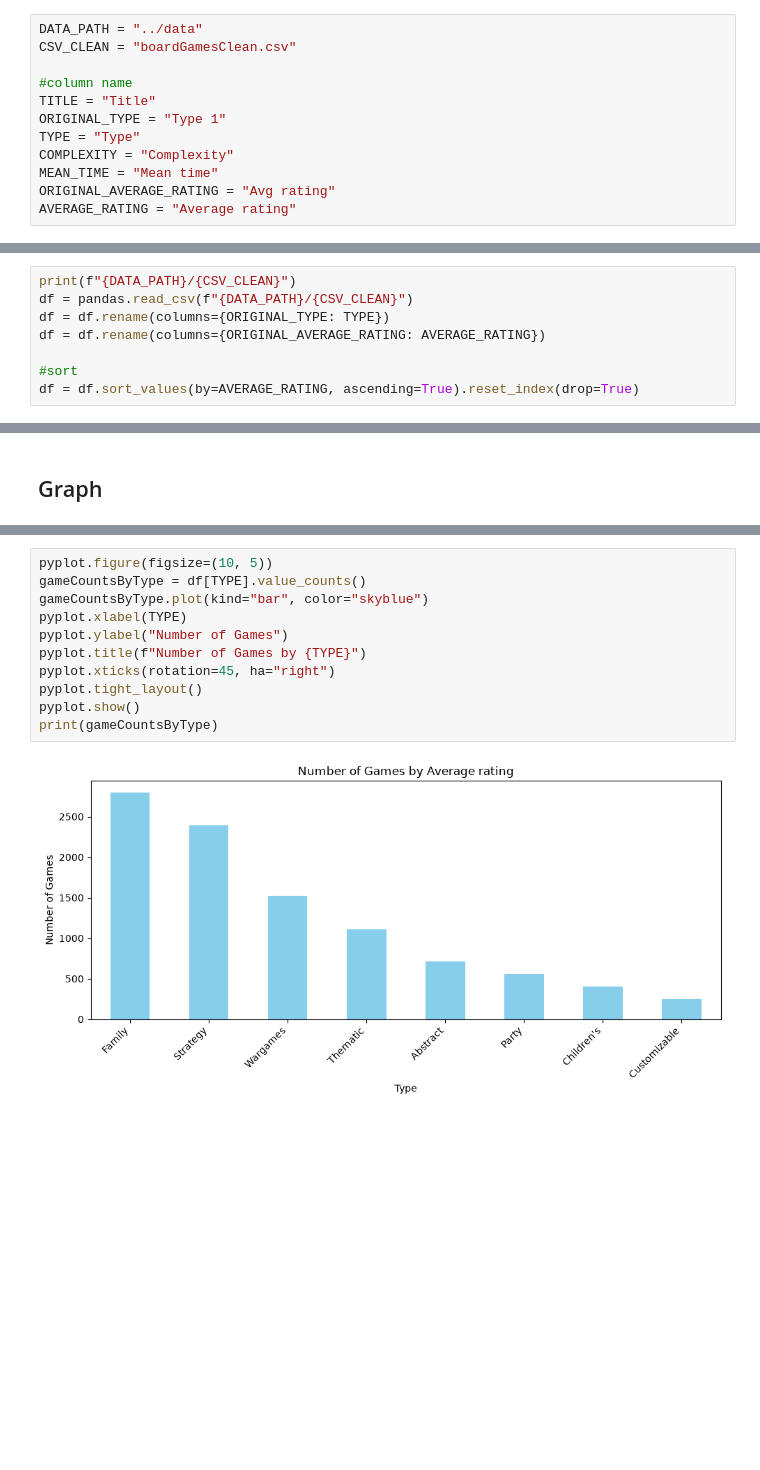
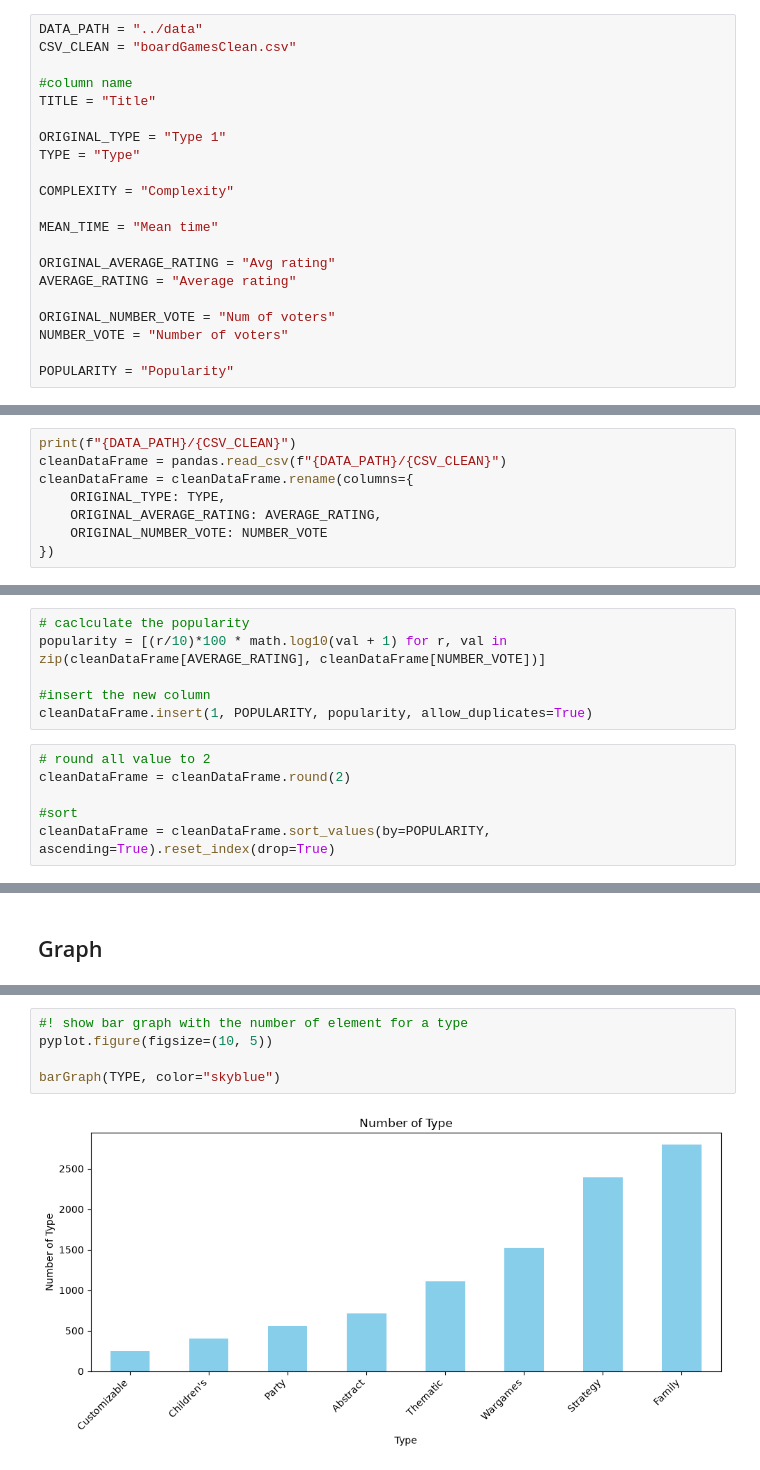
Before and after one commit to Limacha/MTD-ludologie, a Jupyter notebook: src/project.ipynb, the cells around one changed output, grey strips where cells are left out. Saved outputs shown, nothing was run; the diff lists cells and outputs as text; blank space fills up the shorter version.

```diff
--- a/src/project.ipynb
+++ b/src/project.ipynb
@@ -49,21 +28,30 @@ CSV_CLEAN = "boardGamesClean.csv"
 
 #column name
 TITLE = "Title"
+
 ORIGINAL_TYPE = "Type 1"
 TYPE = "Type"
+
 COMPLEXITY = "Complexity"
+
 MEAN_TIME = "Mean time"
+
 ORIGINAL_AVERAGE_RATING = "Avg rating"
 AVERAGE_RATING = "Average rating"
+
+ORIGINAL_NUMBER_VOTE = "Num of voters"
+NUMBER_VOTE = "Number of voters"
+
+POPULARITY = "Popularity"
 # %% [markdown]
 # Loading data
 # %%
 print(f"{DATA_PATH}/{CSV_CLEAN}")
-df = pandas.read_csv(f"{DATA_PATH}/{CSV_CLEAN}")
-df = df.rename(columns={ORIGINAL_TYPE: TYPE})
-df = df.rename(columns={ORIGINAL_AVERAGE_RATING: AVERAGE_RATING})
-
-#sort
-df = df.sort_values(by=AVERAGE_RATING, ascending=True).reset_index(drop=True)
+cleanDataFrame = pandas.read_csv(f"{DATA_PATH}/{CSV_CLEAN}")
+cleanDataFrame = cleanDataFrame.rename(columns={
+    ORIGINAL_TYPE: TYPE,
+    ORIGINAL_AVERAGE_RATING: AVERAGE_RATING,
+    ORIGINAL_NUMBER_VOTE: NUMBER_VOTE
+})
 # %% [output]
 ../data/boardGamesClean.csv
@@ -70 +62,13 @@ df = df.sort_values(by=AVERAGE_RATING, ascending=True).reset_index(drop=True)
+# %%
+# caclculate the popularity
+popularity = [(r/10)*100 * math.log10(val + 1) for r, val in zip(cleanDataFrame[AVERAGE_RATING], cleanDataFrame[NUMBER_VOTE])]
+
+#insert the new column
+cleanDataFrame.insert(1, POPULARITY, popularity, allow_duplicates=True)
+# %%
+# round all value to 2
+cleanDataFrame = cleanDataFrame.round(2)
+
+#sort
+cleanDataFrame = cleanDataFrame.sort_values(by=POPULARITY, ascending=True).reset_index(drop=True)
 # %% [markdown]
@@ -148,13 +364,7 @@ game by type
 # %%
+#! show bar graph with the number of element for a type
 pyplot.figure(figsize=(10, 5))
-gameCountsByType = df[TYPE].value_counts()
-gameCountsByType.plot(kind="bar", color="skyblue")
-pyplot.xlabel(TYPE)
-pyplot.ylabel("Number of Games")
-pyplot.title(f"Number of Games by {TYPE}")
-pyplot.xticks(rotation=45, ha="right")
-pyplot.tight_layout()
-pyplot.show()
-print(gameCountsByType)
+
+barGraph(TYPE, color="skyblue")
 # %% [output]
-[figure, old version]
+[figure, new version]
```
Also changed, not shown: parts of 32 cells of this notebook, 1 other file.
